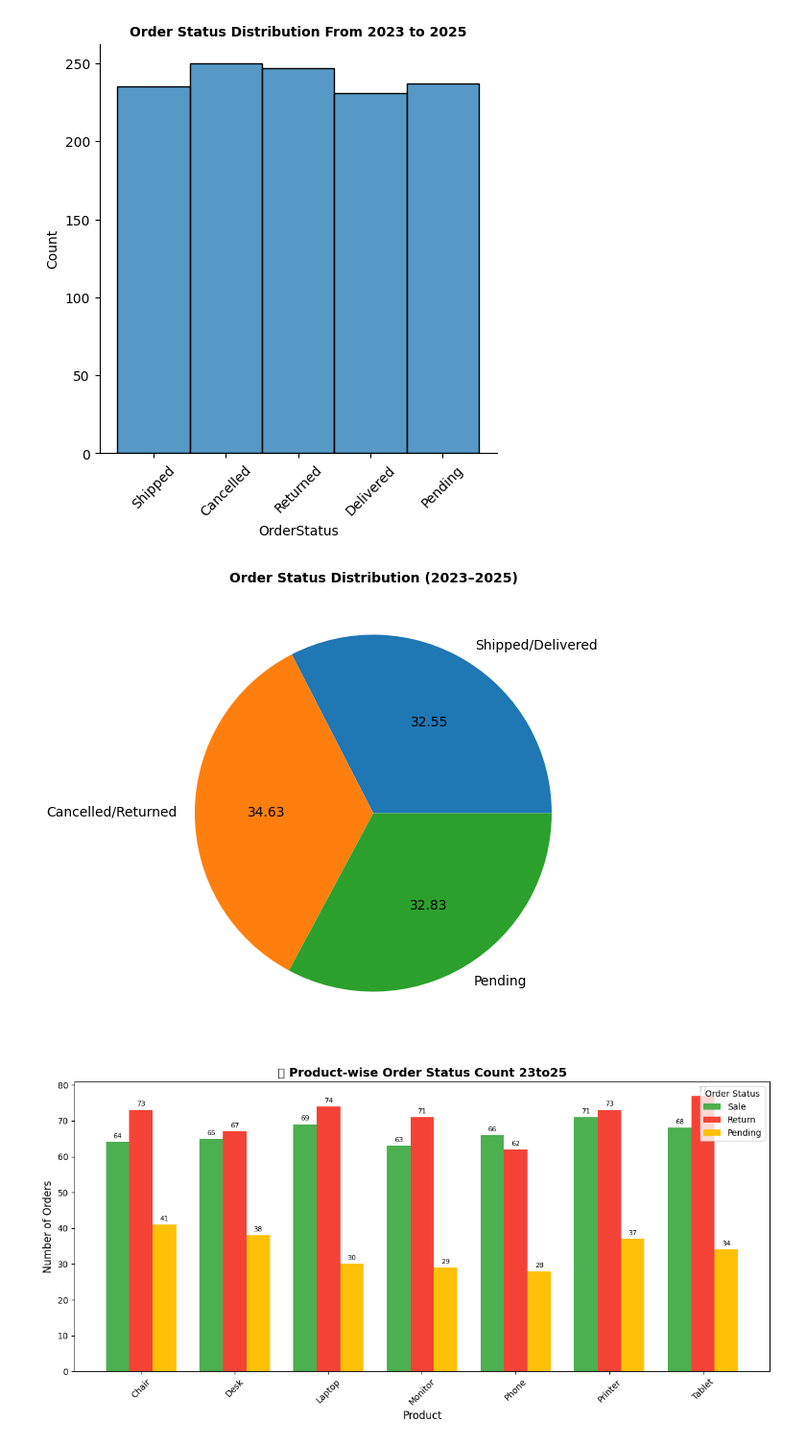
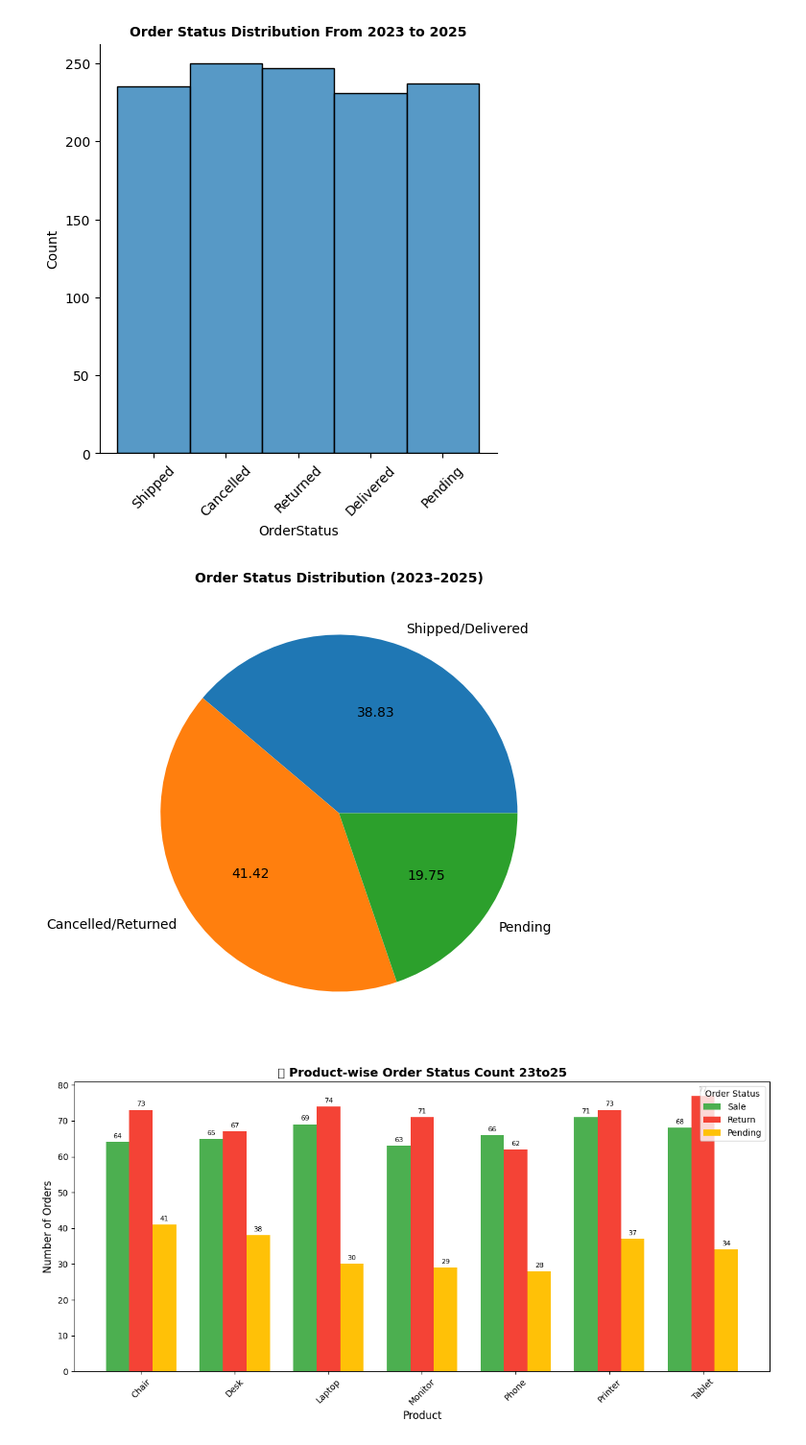
Before and after one commit to Vaishnavi-T-G/Sales_Data, a Jupyter notebook: Welcome_To_Colab.ipynb, the cells around one changed output. Shown: that part at 96% size. Saved outputs shown, nothing was run; the diff lists cells and outputs as text; code cells hidden in the pictures.

```diff
--- a/Welcome_To_Colab.ipynb
+++ b/Welcome_To_Colab.ipynb
@@ -69,18 +69,18 @@ plt.show()
 # %% [output]
 [figure]
 # %%
-Store_Sale_23to25 = Store[Store['OrderStatus'].str.contains('Shipped','Delivered')]
-Store_return_23to25 = Store[Store['OrderStatus'].str.contains('Cancelled','Returned')]
+Store_Sale_23to25 = Store[Store['OrderStatus'].str.contains('Shipped|Delivered')]
+Store_return_23to25 = Store[Store['OrderStatus'].str.contains('Cancelled|Returned')]
 Store_pending_23to25 = Store[Store['OrderStatus'].str.contains('Pending')]
 labels = ['Shipped/Delivered', 'Cancelled/Returned', 'Pending']
 sizes = [len(Store_Sale_23to25), len(Store_return_23to25), len(Store_pending_23to25)]
 # Plot pie chart
 plt.figure(figsize=(6,7))
 plt.pie(sizes, labels=labels, autopct='%0.2f')
 plt.title('Order Status Distribution (2023–2025)',fontweight = 'bold', fontsize =10)
 plt.show()
 # %% [output]
-[figure, old version]
+[figure, new version]
 # %%
 # Group and summarize
 summary = Store.groupby(['Product', 'OrderStatus']).size().unstack(fill_value=0)
```
Also changed, not shown: parts of 2 cells of this notebook.
